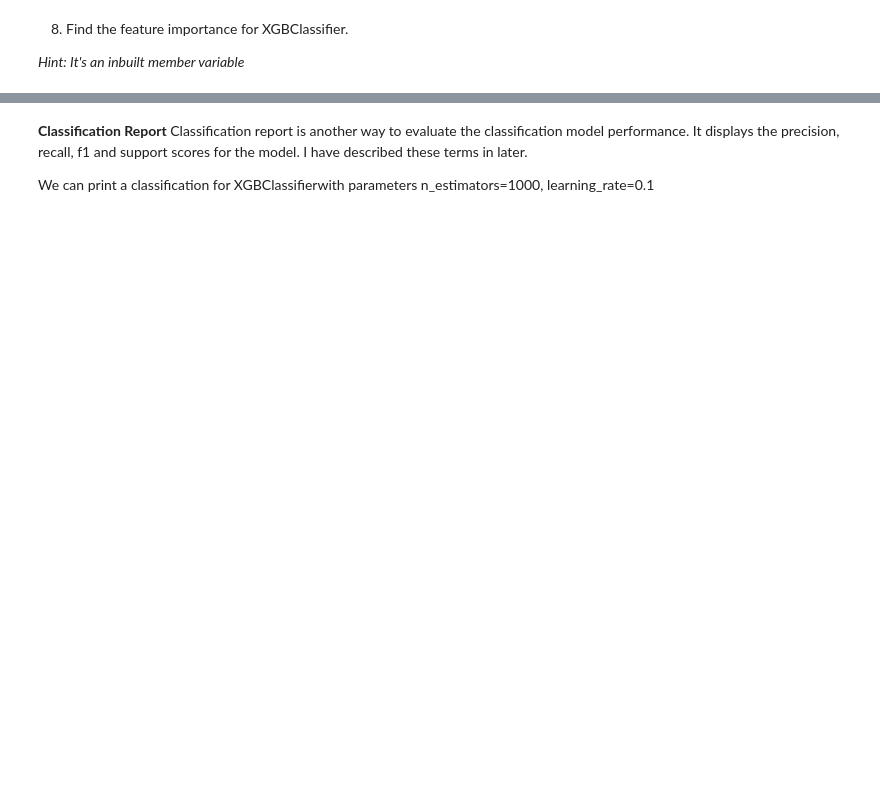
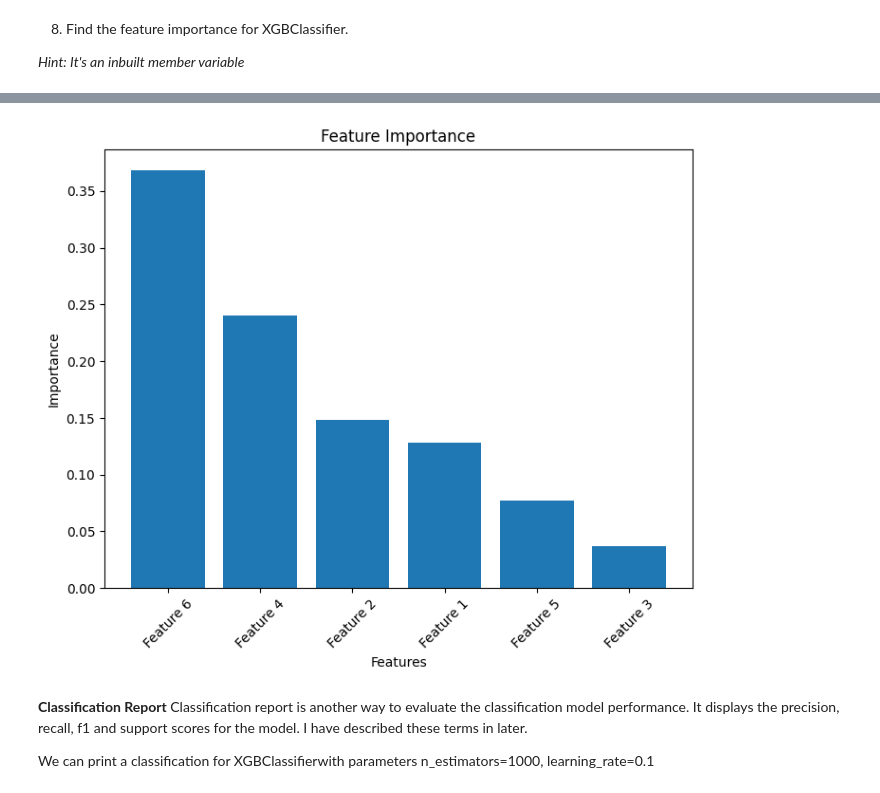
Before and after one commit to nisha1365/IIT-Summer-2023, a Jupyter notebook: SA2023_W4.ipynb, the cells around one changed output, grey strips where cells are left out. Cells and saved outputs as stored; diff of their text form; code cells hidden in the pictures; blank space fills up the shorter version.

```diff
--- a/SA2023_W4.ipynb
+++ b/SA2023_W4.ipynb
@@ -205,3 +385,9 @@ Plot the Confusion Matrix for XGBClassifier with parameters n_estimators=1000, l
 # %%
 # Cell to find Feature Importance
 #YOUR CODE HERE
+# %%
+# Create an XGBClassifier
+xgb_classifier = XGBClassifier(n_estimators=1000, learning_rate=0.1)
+
+# Train the classifier
+xgb_classifier.fit(X_train, y_train)
@@ -208,3 +406,21 @@ Plot the Confusion Matrix for XGBClassifier with parameters n_estimators=1000, l
+# %%
+# Retrieve feature importance
+feature_importance = xgb_classifier.feature_importances_
+
+# Sort feature importance values and corresponding feature names
+sorted_indices = feature_importance.argsort()[::-1]
+sorted_importance = feature_importance[sorted_indices]
+sorted_feature_names = [f"Feature {i+1}" for i in sorted_indices]
+# %%
+plt.figure(figsize=(8, 6))
+plt.bar(sorted_feature_names, sorted_importance)
+plt.title("Feature Importance")
+plt.xlabel("Features")
+plt.ylabel("Importance")
+plt.xticks(rotation=45)
+plt.show()
+# %% [output]
+[figure, added]
 # %% [markdown]
 **Classification Report**
 Classification report is another way to evaluate the classification model performance. It displays the precision, recall, f1 and support scores for the model. I have described these terms in later.
```
Also changed, not shown: parts of 40 cells of this notebook.
